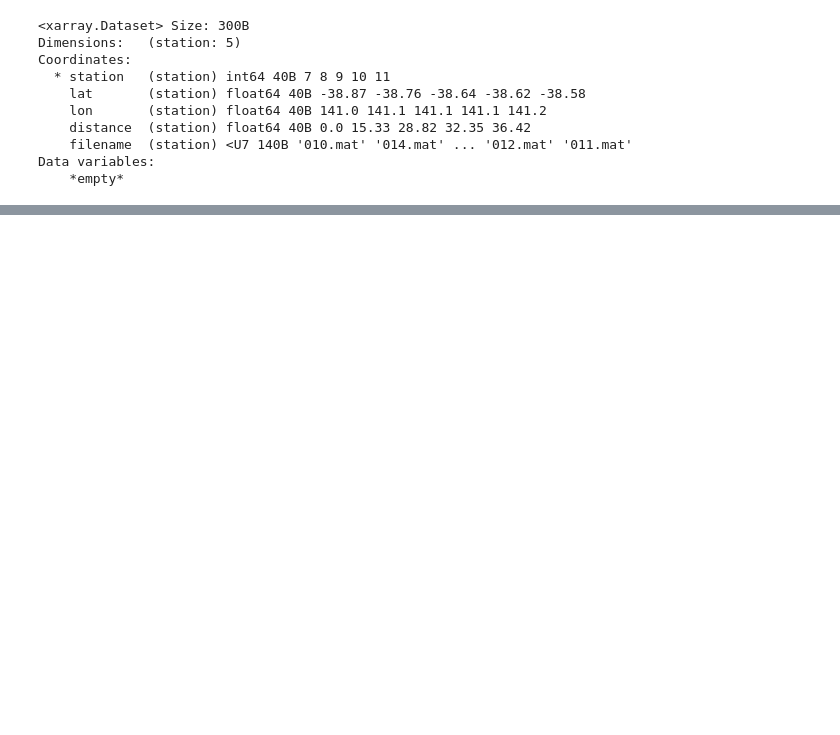
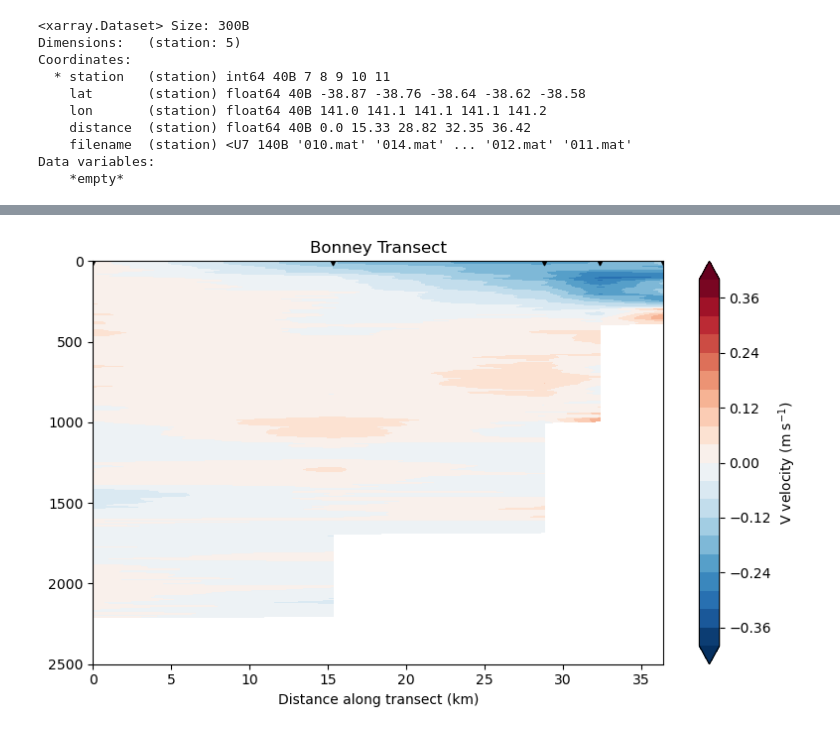
Before and after one commit to ribeiron/CAPSTAN_HAB_work, a Jupyter notebook: Notebooks/Bonney_ADCP_plot.ipynb, the cells around one changed output, grey strips where cells are left out. Drawn from its saved outputs; the diff is of its cells as text; code cells hidden in the pictures; blank space fills up the shorter version.

```diff
--- a/Notebooks/Bonney_ADCP_plot.ipynb
+++ b/Notebooks/Bonney_ADCP_plot.ipynb
@@ -540,0 +724,55 @@ plt.tight_layout()
+# %%
+import numpy as np
+import matplotlib.pyplot as plt
+
+fig, ax = plt.subplots(figsize=(8,5))
+
+# Colour levels
+levels = np.linspace(-0.4, 0.4, 21)
+
+# Create 2D distance grid matching pressure and velocity
+distance_grid_b = np.broadcast_to(
+    distance_b[np.newaxis, :],
+    pressure_b.shape
+)
+
+cf = ax.contourf(
+    distance_grid_b,
+    pressure_b,
+    Vb,
+    levels=levels,
+    cmap="RdBu_r",
+    extend="both"
+)
+
+# Invert depth axis
+ax.invert_yaxis()
+
+# Limits and labels
+ax.set_ylim(2500, 0)
+
+ax.set_xlabel("Distance along transect (km)")
+ax.set_ylabel("Pressure (dbar)")
+ax.set_title("Bonney Transect")
+
+# Colour bar
+cbar = plt.colorbar(cf, ax=ax)
+cbar.set_label("V velocity (m s$^{-1}$)")
+
+# Add station positions
+ax.scatter(
+    distance_b,
+    np.zeros_like(distance_b),
+    marker="v",
+    color="k",
+    zorder=10
+)
+
+#plt.savefig(
+#    r"C:\Users\nribeiro\OneDrive - University of Tasmania\IMOS Shared Docs\CAPSTAN 2025\CAPSTAN_HAB_work\Figures\LADCP_V_BonneySection.png",
+#    bbox_inches="tight"
+#)
+
+plt.tight_layout()
+# %% [output]
+[figure, added]
```
Also changed, not shown: parts of 26 cells of this notebook, 4 other files.
